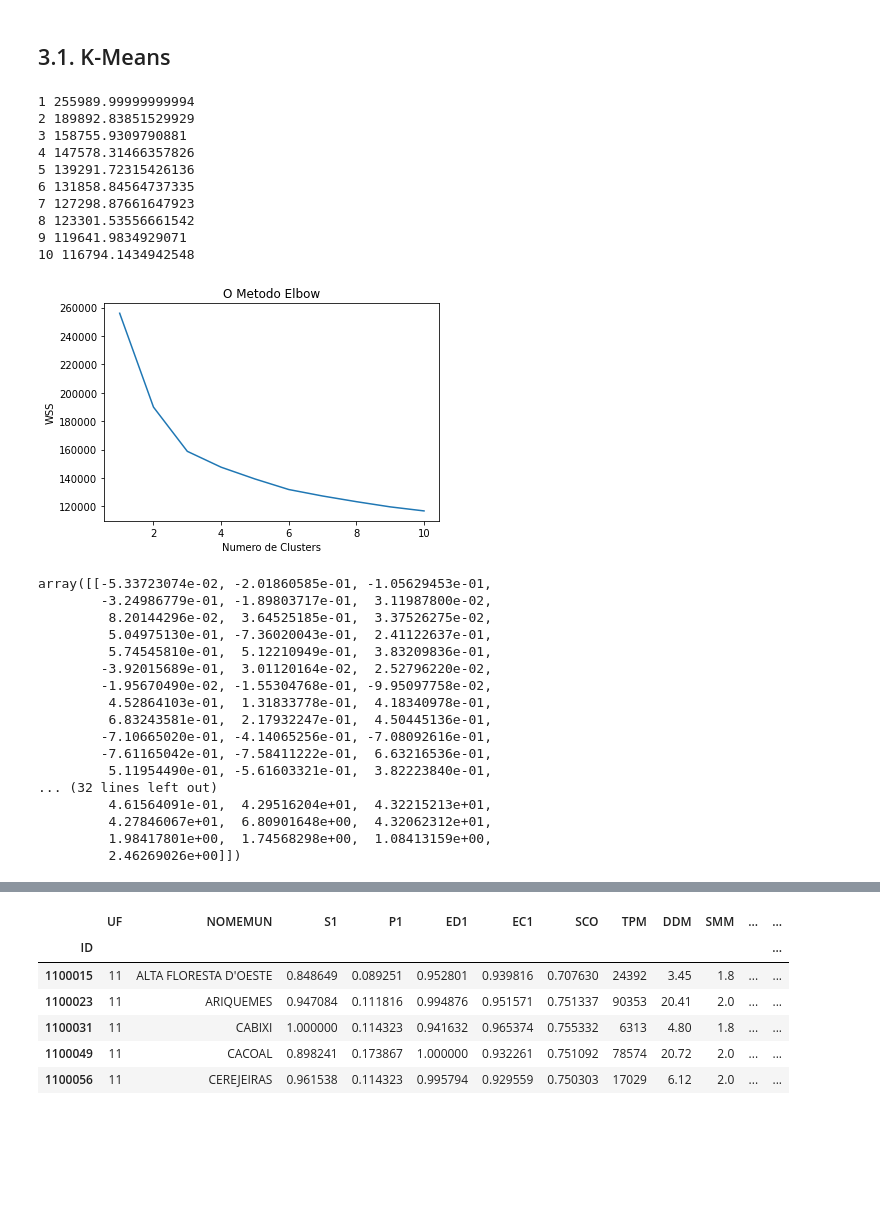
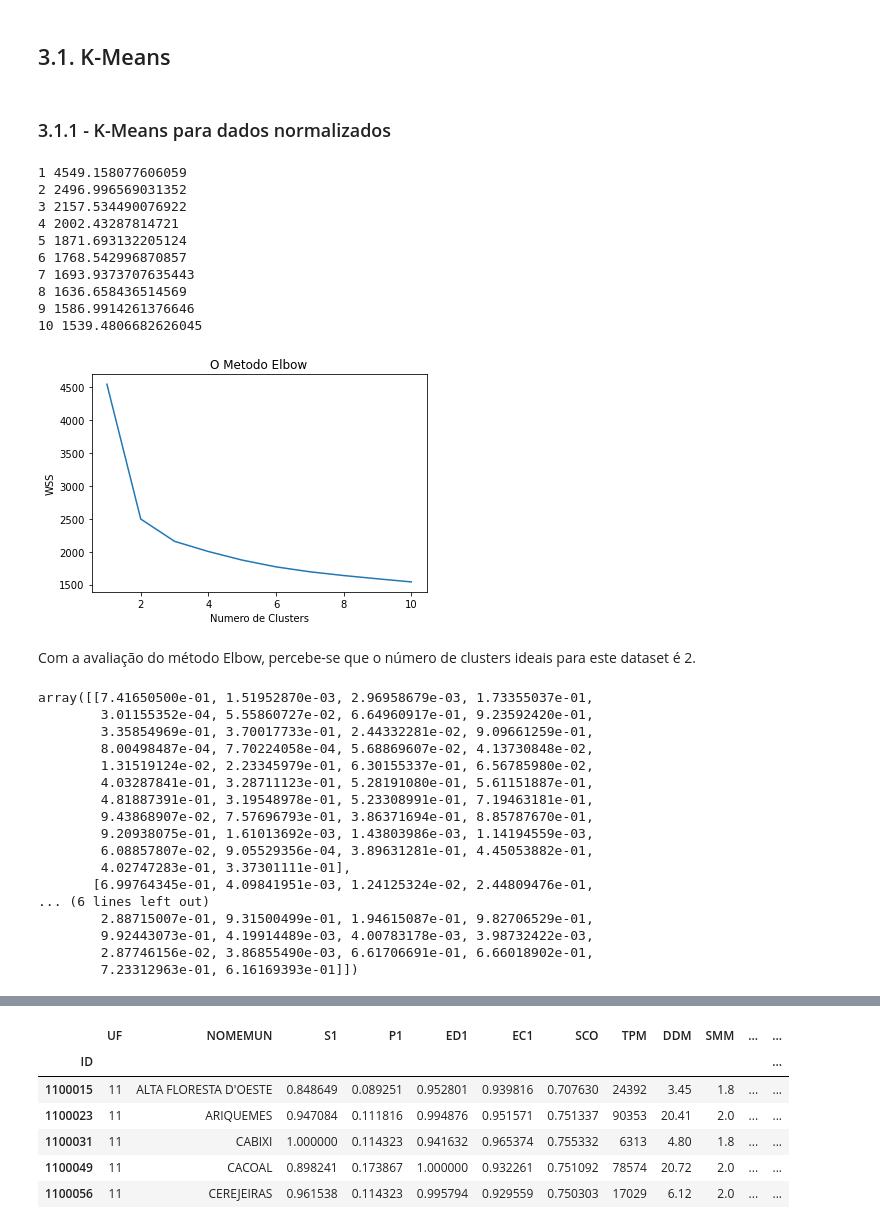
Before and after one commit to secretaria-ICA/Clusterizacao_dos_Municipios_Brasileiros_Uma_Abordagem_para_Igualdade_de_Genero, a Jupyter notebook: Trabalho_Izabella.ipynb, the cells around one changed output, grey strips where cells are left out. Cells and saved outputs as stored; diff of their text form; code cells hidden in the pictures; blank space fills up the shorter version.

```diff
--- a/Trabalho_Izabella.ipynb
+++ b/Trabalho_Izabella.ipynb
@@ -168,0 +185,10 @@ Antes da aplicação do modelo, faz-se necessária a normalização dos dados. A
+# %%
+from sklearn.preprocessing import MinMaxScaler
+# Separando os valores no Dataset
+n = df.iloc[:,6:].values
+
+
+# normalizando os atributos
+n = MinMaxScaler().fit_transform(n)
+
+print(n)
@@ -194,53 +238,57 @@ print(x)
 # 3. Aplicação do modelo
 # %% [markdown]
 ## 3.1. K-Means
+# %% [markdown]
+### 3.1.1 - K-Means para dados normalizados
 # %%
 from sklearn.cluster import KMeans
 wcss = []
 
 for i in range(1, 11):
-    kmeans = KMeans(n_clusters = i, init = 'random')
-    kmeans.fit(x)
+    kmeans = KMeans(n_clusters = i, init = 'k-means++', random_state=1234)
+    kmeans.fit(n)
     print (i,kmeans.inertia_)
     wcss.append(kmeans.inertia_)
 plt.plot(range(1, 11), wcss)
 plt.title('O Metodo Elbow')
 plt.xlabel('Numero de Clusters')
 plt.ylabel('WSS') #within cluster sum of squares
 plt.show()
 # %% [output]
-1 255989.99999999994
-2 189892.83851529929
-3 158755.9309790881
-4 147578.31466357826
-5 139291.72315426136
-6 131858.84564737335
-7 127298.87661647923
-8 123301.53556661542
-9 119641.9834929071
-10 116794.1434942548
+1 4549.158077606059
+2 2496.996569031352
+3 2157.534490076922
+4 2002.43287814721
+5 1871.693132205124
+6 1768.542996870857
+7 1693.9373707635443
+8 1636.658436514569
+9 1586.9914261376646
+10 1539.4806682626045
-[figure, old version]
+[figure, new version]
+# %% [markdown]
+Com a avaliação do método Elbow, percebe-se que o número de clusters ideais para este dataset é 2.
 # %%
-kmeans = KMeans(n_clusters = 3, init = 'random')
+kmeans = KMeans(n_clusters = 2, init = 'k-means++', random_state=1234)
 
-kmeans.fit(x)
+kmeans.fit(n)
 kmeans.cluster_centers_
 # %% [output]
-array([[-5.33723074e-02, -2.01860585e-01, -1.05629453e-01,
-        -3.24986779e-01, -1.89803717e-01,  3.11987800e-02,
-         8.20144296e-02,  3.64525185e-01,  3.37526275e-02,
-         5.04975130e-01, -7.36020043e-01,  2.41122637e-01,
-         5.74545810e-01,  5.12210949e-01,  3.83209836e-01,
-        -3.92015689e-01,  3.01120164e-02,  2.52796220e-02,
-        -1.95670490e-02, -1.55304768e-01, -9.95097758e-02,
-         4.52864103e-01,  1.31833778e-01,  4.18340978e-01,
-         6.83243581e-01,  2.17932247e-01,  4.50445136e-01,
-        -7.10665020e-01, -4.14065256e-01, -7.08092616e-01,
-        -7.61165042e-01, -7.58411222e-01,  6.63216536e-01,
-         5.11954490e-01, -5.61603321e-01,  3.82223840e-01,
-... (32 lines left out)
-         4.61564091e-01,  4.29516204e+01,  4.32215213e+01,
-         4.27846067e+01,  6.80901648e+00,  4.32062312e+01,
-         1.98417801e+00,  1.74568298e+00,  1.08413159e+00,
-         2.46269026e+00]])
+array([[7.41650500e-01, 1.51952870e-03, 2.96958679e-03, 1.73355037e-01,
+        3.01155352e-04, 5.55860727e-02, 6.64960917e-01, 9.23592420e-01,
+        3.35854969e-01, 3.70017733e-01, 2.44332281e-02, 9.09661259e-01,
+        8.00498487e-04, 7.70224058e-04, 5.68869607e-02, 4.13730848e-02,
+        1.31519124e-02, 2.23345979e-01, 6.30155337e-01, 6.56785980e-02,
+        4.03287841e-01, 3.28711123e-01, 5.28191080e-01, 5.61151887e-01,
+        4.81887391e-01, 3.19548978e-01, 5.23308991e-01, 7.19463181e-01,
+        9.43868907e-02, 7.57696793e-01, 3.86371694e-01, 8.85787670e-01,
+        9.20938075e-01, 1.61013692e-03, 1.43803986e-03, 1.14194559e-03,
+        6.08857807e-02, 9.05529356e-04, 3.89631281e-01, 4.45053882e-01,
+        4.02747283e-01, 3.37301111e-01],
+       [6.99764345e-01, 4.09841951e-03, 1.24125324e-02, 2.44809476e-01,
+... (6 lines left out)
+        2.88715007e-01, 9.31500499e-01, 1.94615087e-01, 9.82706529e-01,
+        9.92443073e-01, 4.19914489e-03, 4.00783178e-03, 3.98732422e-03,
+        2.87746156e-02, 3.86855490e-03, 6.61706691e-01, 6.66018902e-01,
+        7.23312963e-01, 6.16169393e-01]])
 # %%
```
Also changed, not shown: parts of 36 cells of this notebook.
